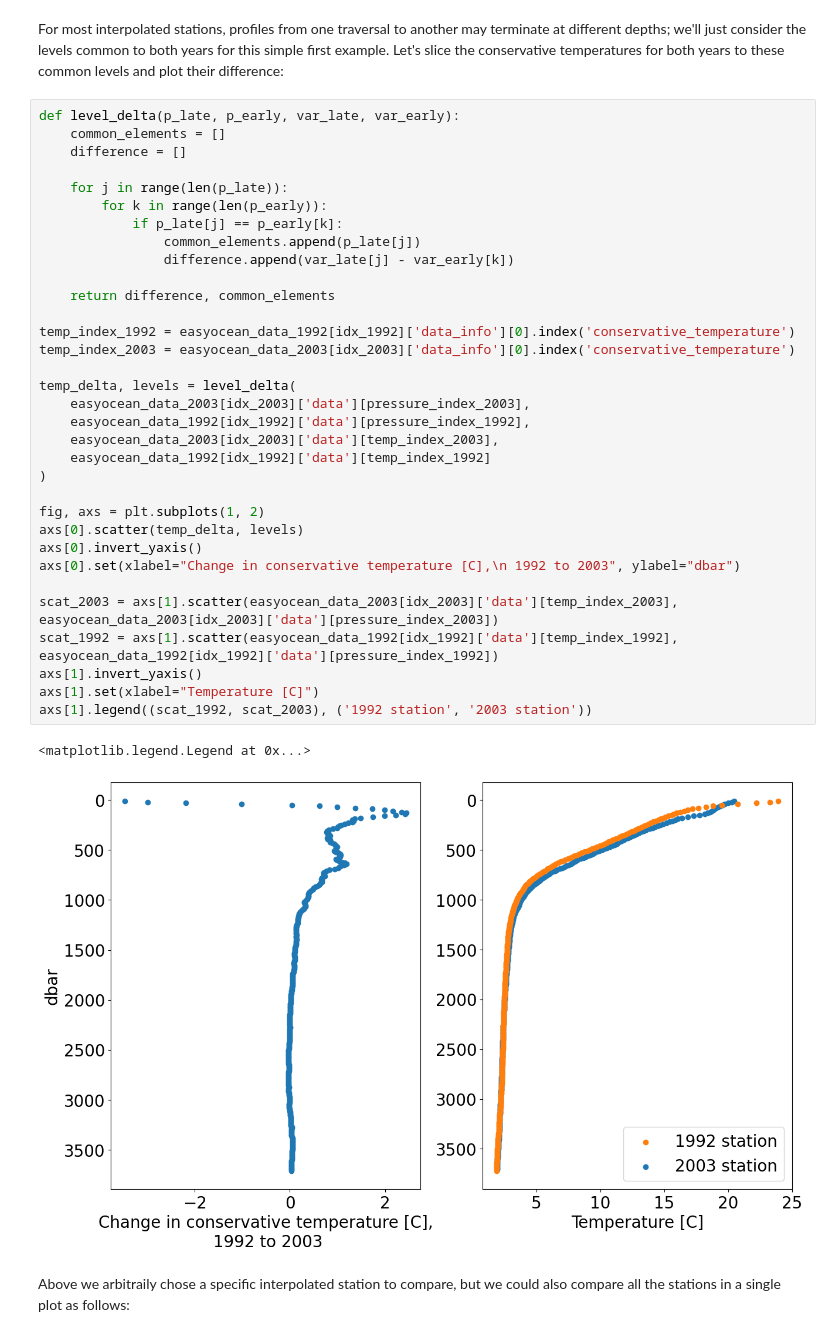
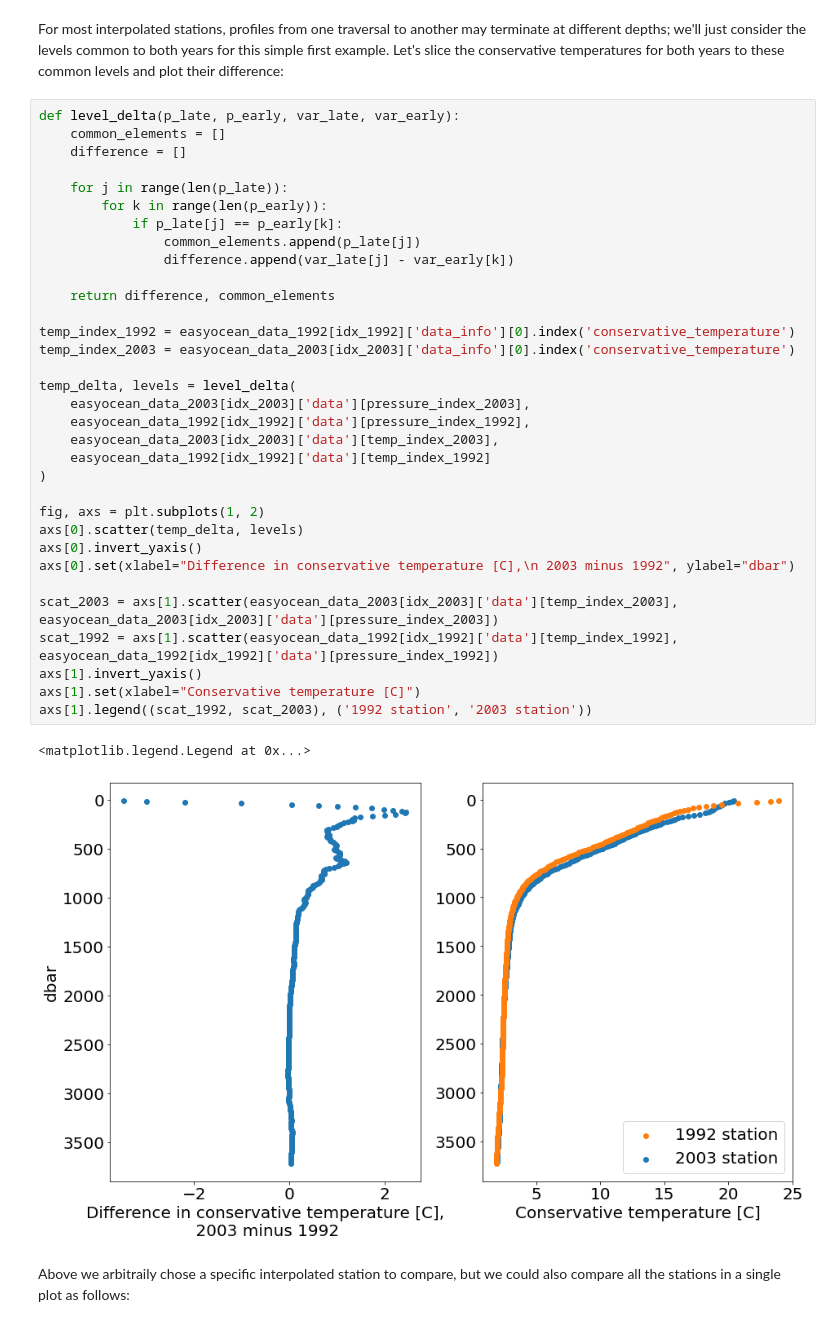
Before and after one commit to argovis/demo_notebooks, a Jupyter notebook: Intro_to_Easyocean.ipynb, the cells around one changed output. Saved outputs shown, nothing was run; the diff lists cells and outputs as text.

Commit message:
Update Intro_to_Easyocean.ipynb
labels and plot titles

```diff
--- a/Intro_to_Easyocean.ipynb
+++ b/Intro_to_Easyocean.ipynb
@@ -139,36 +139,36 @@ def level_delta(p_late, p_early, var_late, var_early):
     difference = []
 
     for j in range(len(p_late)):
         for k in range(len(p_early)):
             if p_late[j] == p_early[k]:
                 common_elements.append(p_late[j])
                 difference.append(var_late[j] - var_early[k])
 
     return difference, common_elements
 
 temp_index_1992 = easyocean_data_1992[idx_1992]['data_info'][0].index('conservative_temperature')
 temp_index_2003 = easyocean_data_2003[idx_2003]['data_info'][0].index('conservative_temperature')
 
 temp_delta, levels = level_delta(
     easyocean_data_2003[idx_2003]['data'][pressure_index_2003],
     easyocean_data_1992[idx_1992]['data'][pressure_index_1992],
     easyocean_data_2003[idx_2003]['data'][temp_index_2003],
     easyocean_data_1992[idx_1992]['data'][temp_index_1992]
 )
 
 fig, axs = plt.subplots(1, 2)
 axs[0].scatter(temp_delta, levels)
 axs[0].invert_yaxis()
-axs[0].set(xlabel="Change in conservative temperature [C],\n 1992 to 2003", ylabel="dbar")
+axs[0].set(xlabel="Difference in conservative temperature [C],\n 2003 minus 1992", ylabel="dbar")
 
 scat_2003 = axs[1].scatter(easyocean_data_2003[idx_2003]['data'][temp_index_2003], easyocean_data_2003[idx_2003]['data'][pressure_index_2003])
 scat_1992 = axs[1].scatter(easyocean_data_1992[idx_1992]['data'][temp_index_1992], easyocean_data_1992[idx_1992]['data'][pressure_index_1992])
 axs[1].invert_yaxis()
-axs[1].set(xlabel="Temperature [C]")
+axs[1].set(xlabel="Conservative temperature [C]")
 axs[1].legend((scat_1992, scat_2003), ('1992 station', '2003 station'))
 # %% [output]
 <matplotlib.legend.Legend at 0x...>
-[figure, old version]
+[figure, new version]
 # %% [markdown]
 Above we arbitraily chose a specific interpolated station to compare, but we could also compare all the stations in a single plot as follows:
 # %%
```
Also changed, not shown: parts of 6 cells of this notebook.
